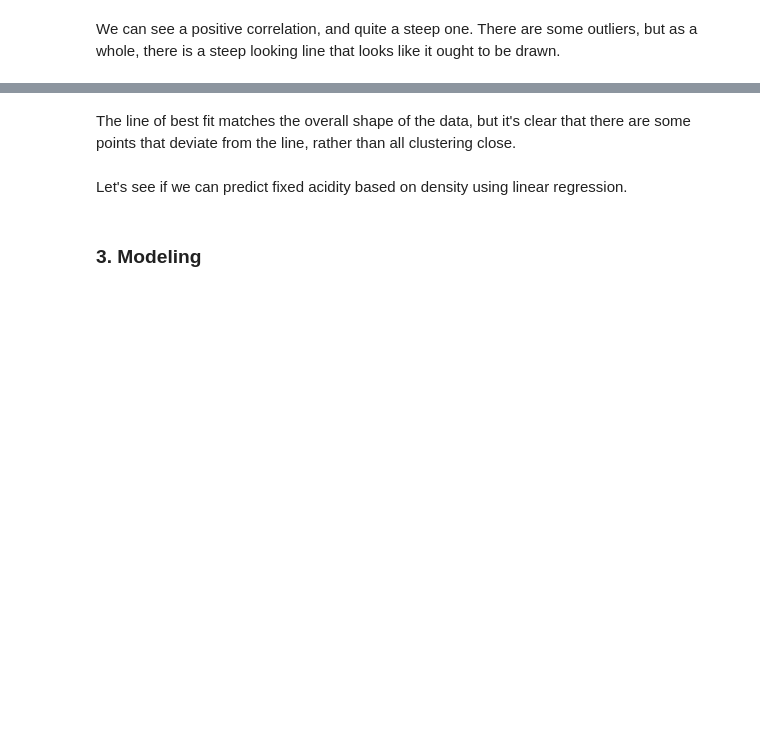
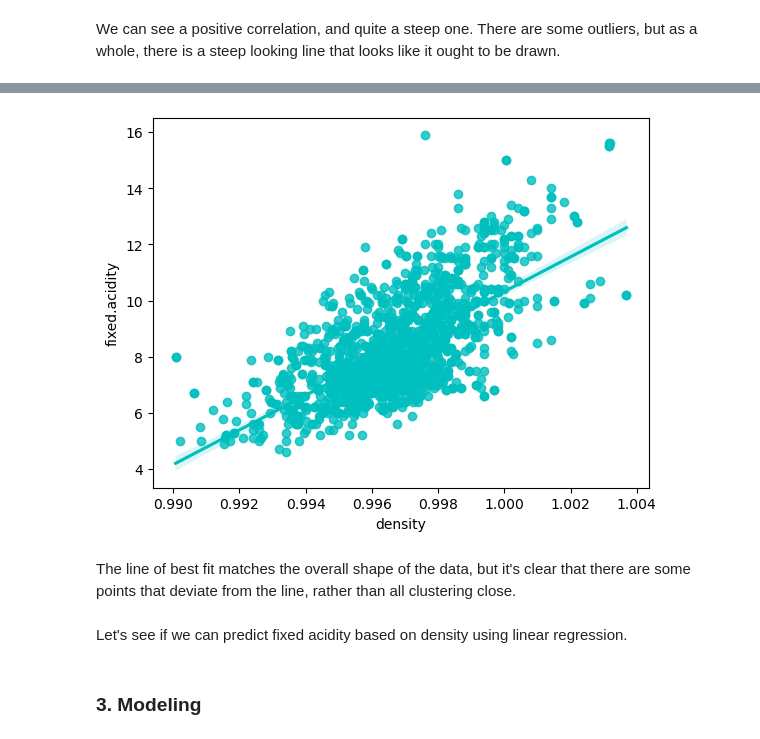
Before and after one commit to rinkylia2997/Statistical_Inference_Linear_Regression_Case_S, a Jupyter notebook: Springboard Regression Case Study - the Red Wine Dataset - Tier 3.ipynb, the cells around one changed output, grey strips where cells are left out. Cells and saved outputs as stored; diff of their text form; code cells hidden in the pictures; blank space fills up the shorter version.

```diff
--- a/Springboard Regression Case Study - the Red Wine Dataset - Tier 3.ipynb
+++ b/Springboard Regression Case Study - the Red Wine Dataset - Tier 3.ipynb
@@ -232,6 +264,9 @@ We can see a positive correlation, and quite a steep one. There are some outlier
 # %%
 # Call the regplot method on your sns object, with parameters: x = 'density', y = 'fixed.acidity'
-_ _ _
+_ = sns.regplot(x='density', y ='fixed.acidity', data = df, color = 'c')
+plt.show()
+# %% [output]
+[figure, added]
 # %% [markdown]
 The line of best fit matches the overall shape of the data, but it's clear that there are some points that deviate from the line, rather than all clustering close.
 # %% [markdown]
```
Also changed, not shown: parts of 5 cells of this notebook.
